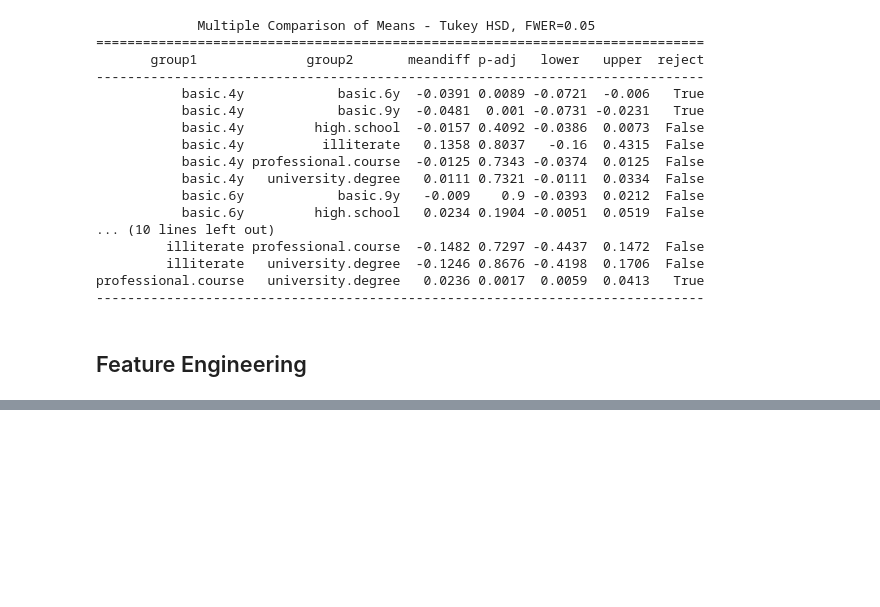
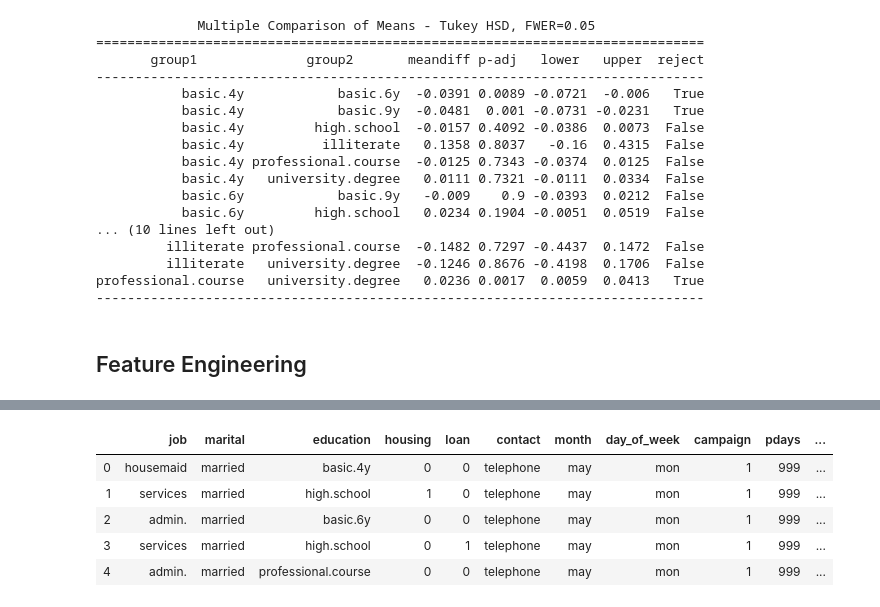
Before and after one commit to bellisor/mod3_project, a Jupyter notebook: Index.ipynb, the cells around one changed output, grey strips where cells are left out. Saved outputs shown, nothing was run; the diff lists cells and outputs as text; code cells hidden in the pictures; blank space fills up the shorter version.

```diff
--- a/Index.ipynb
+++ b/Index.ipynb
@@ -335,3 +404,14 @@ df=df.join(dums)
+# %%
+col_to_norm = ['emp.var.rate', 'cons.price.idx', 'cons.conf.idx', 'euribor3m', 'nr.employed']
+df[col_to_norm] = df[col_to_norm].apply(lambda x: (x - x.min()) /(x.max() - x.min()), axis=0)
+df.head()
+# %% [output]
+|  | job | marital | education | housing | loan | contact | month | day_of_week | campaign | pdays | ... |
+| 0 | housemaid | married | basic.4y | 0 | 0 | telephone | may | mon | 1 | 999 | ... |
+| 1 | services | married | high.school | 1 | 0 | telephone | may | mon | 1 | 999 | ... |
+| 2 | admin. | married | basic.6y | 0 | 0 | telephone | may | mon | 1 | 999 | ... |
+| 3 | services | married | high.school | 0 | 1 | telephone | may | mon | 1 | 999 | ... |
+| 4 | admin. | married | professional.course | 0 | 0 | telephone | may | mon | 1 | 999 | ... |
 # %%
 # Looking for multicollinearity
 f, ax = plt.subplots(figsize=(20, 15))
```
Also changed, not shown: parts of 48 cells of this notebook.
